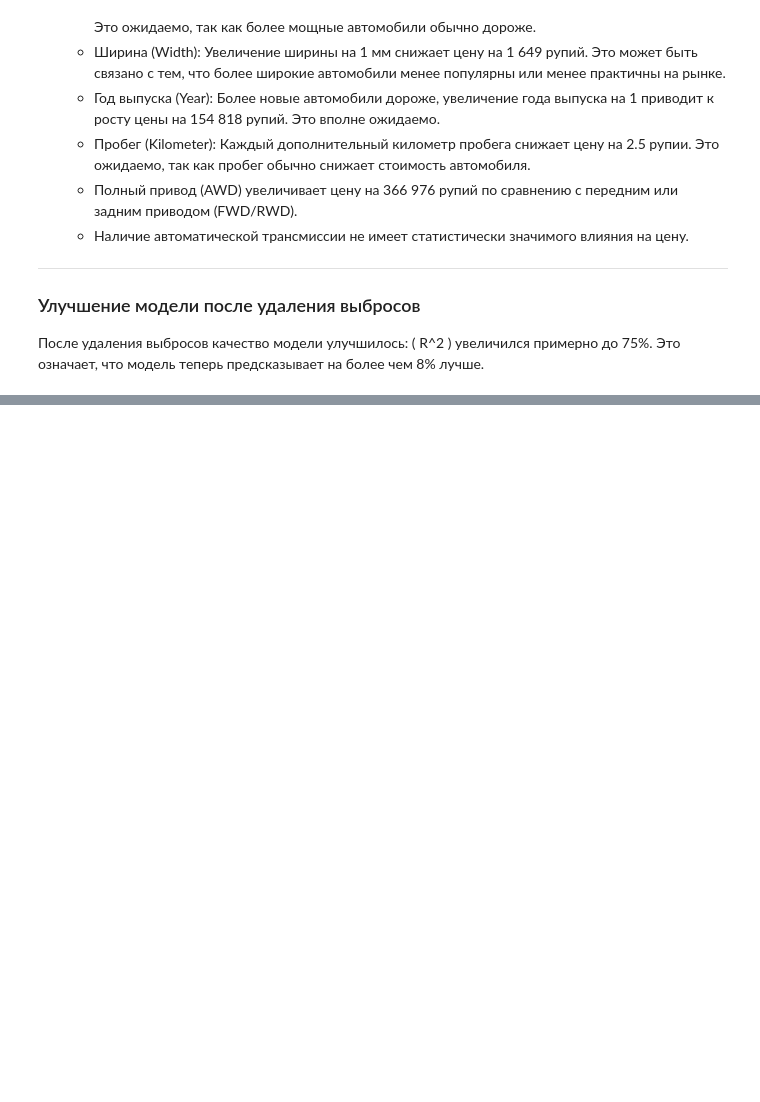
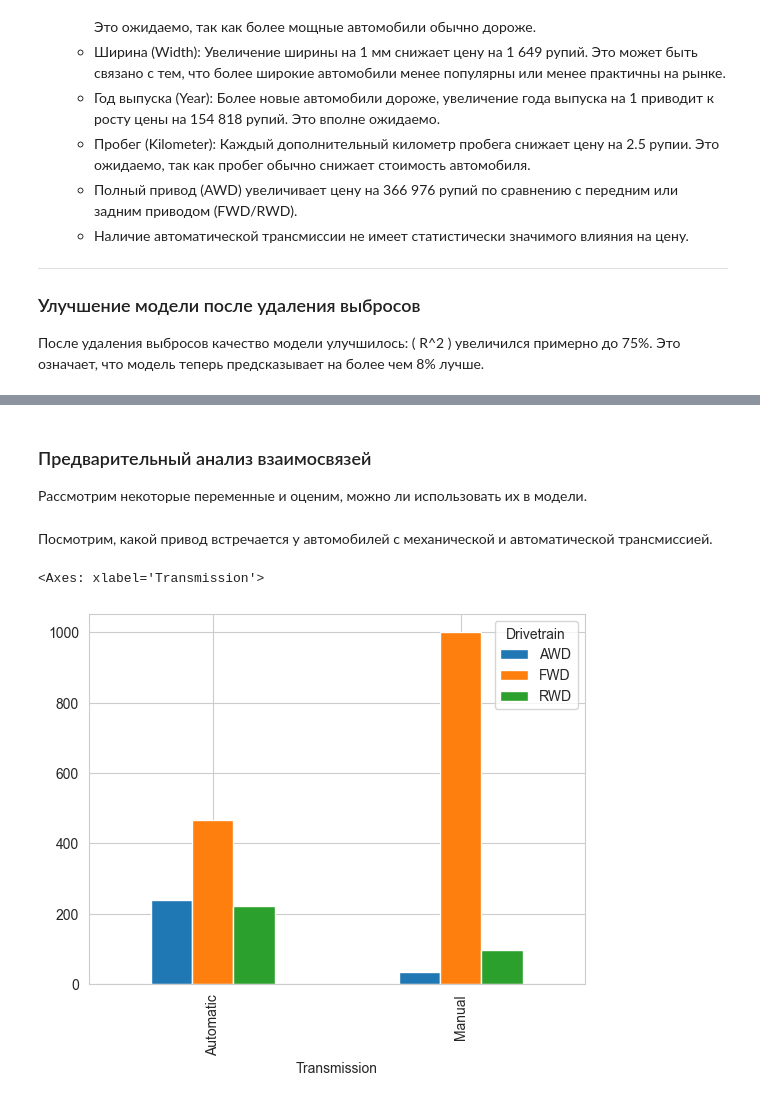
Before and after one commit to brshtsk/hell-in-python, a Jupyter notebook: Проект-авто.ipynb, the cells around one changed output, grey strips where cells are left out. Saved outputs shown, nothing was run; the diff lists cells and outputs as text; code cells hidden in the pictures; blank space fills up the shorter version.

```diff
--- a/Проект-авто.ipynb
+++ b/Проект-авто.ipynb
@@ -1330,0 +1405,12 @@ vif_df.sort_values(by=['VIF'])
+# %% [markdown]
+### Предварительный анализ взаимосвязей
+
+Рассмотрим некоторые переменные и оценим, можно ли использовать их в модели.
+# %% [markdown]
+Посмотрим, какой привод встречается у автомобилей с механической и автоматической трансмиссией.
+# %%
+ct = pd.crosstab(df['Transmission'], df['Drivetrain'])
+ct.plot.bar()
+# %% [output]
+<Axes: xlabel='Transmission'>
+[figure, added]
```
Also changed, not shown: parts of 39 cells of this notebook.
